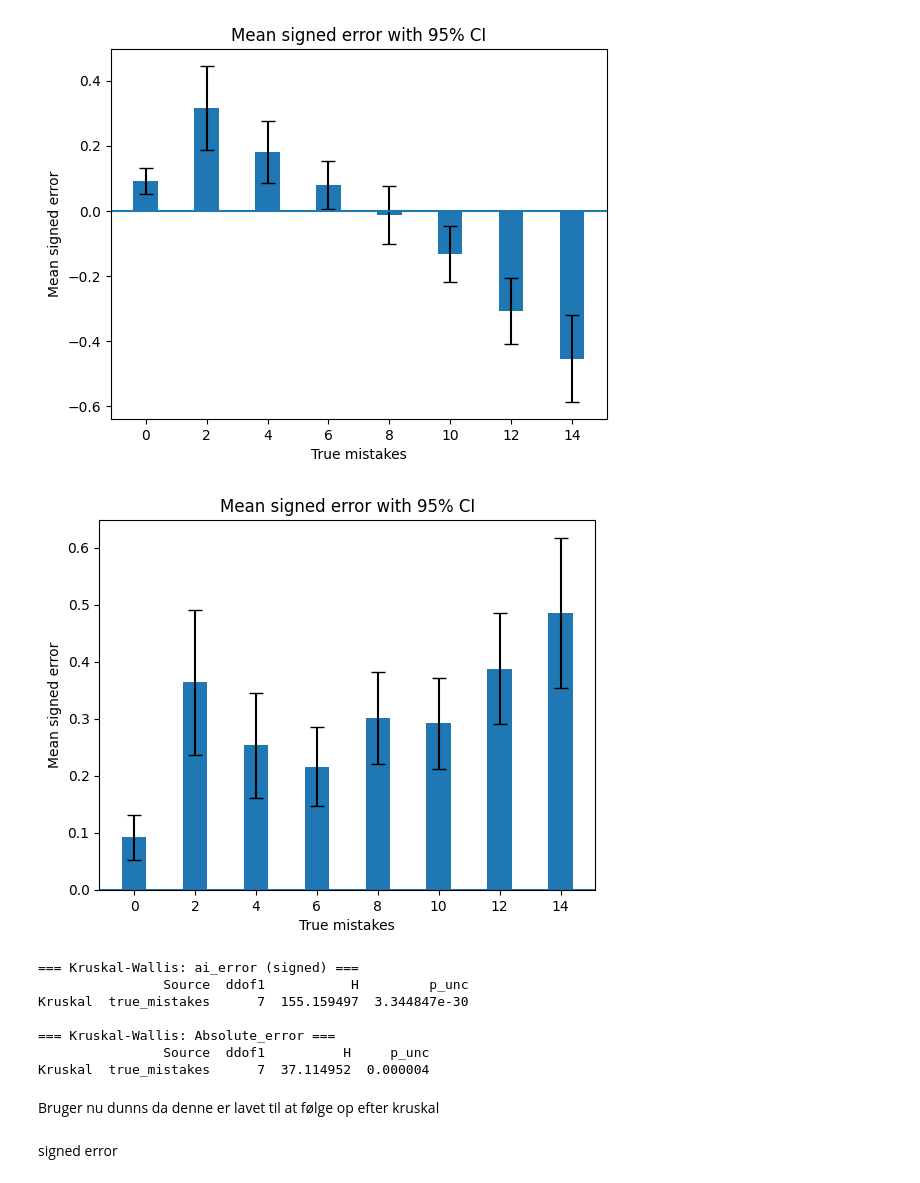
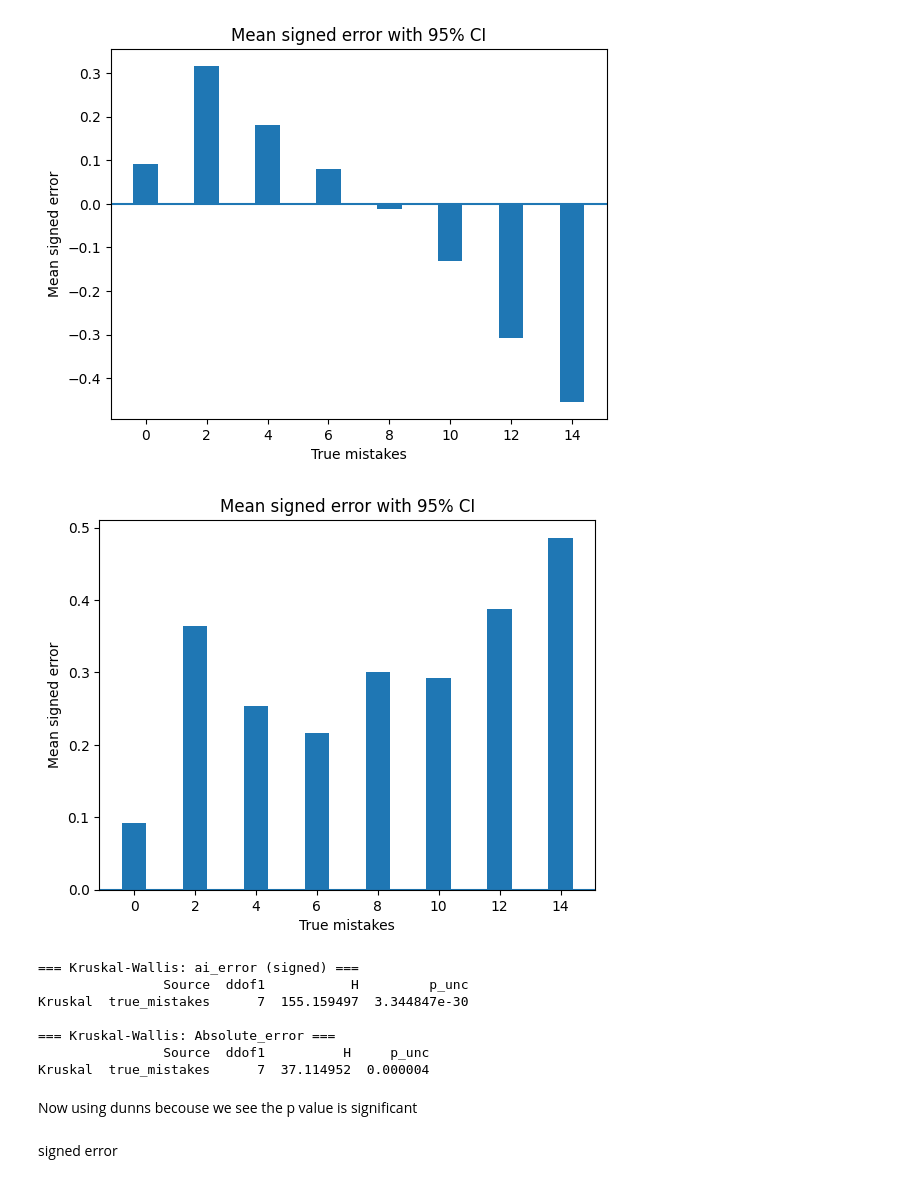
Before and after one commit to nebsen123/Prompt-bias-in-AI-grading, a Jupyter notebook: kruskal.ipynb, the cells around one changed output. Drawn from its saved outputs; the diff is of its cells as text; code cells hidden in the pictures.

```diff
--- a/kruskal.ipynb
+++ b/kruskal.ipynb
@@ -59,12 +51,10 @@ display(
 # %%
 summary = df.groupby("true_mistakes")["ai_error"].agg(["mean", "std", "count"])
 
-summary["ci95"] = 1.96 * summary["std"] / np.sqrt(summary["count"])
 
 plt.bar(
     summary.index,
     summary["mean"],
-    yerr=summary["ci95"],
     capsize=5
 )
 
@@ -74,26 +64,24 @@ plt.ylabel("Mean signed error")
 plt.title("Mean signed error with 95% CI")
 plt.show()
 # %% [output]
-[figure, old version]
+[figure, new version]
 # %%
 summary = df.groupby("true_mistakes")["Absolute_error"].agg(["mean", "std", "count"])
 
-summary["ci95"] = 1.96 * summary["std"] / np.sqrt(summary["count"])
 
 plt.bar(
     summary.index,
     summary["mean"],
-    yerr=summary["ci95"],
     capsize=5
 )
 
 plt.axhline(0)
 plt.xlabel("True mistakes")
 plt.ylabel("Mean signed error")
 plt.title("Mean signed error with 95% CI")
 plt.show()
 # %% [output]
-[figure, old version]
+[figure, new version]
 # %%
 # ── Kruskal-Wallis for true_mistakes ───────────────────────────────────────────
 
@@ -123,7 +111,7 @@ Kruskal  true_mistakes      7  155.159497  3.344847e-30
                 Source  ddof1          H     p_unc
 Kruskal  true_mistakes      7  37.114952  0.000004
 # %% [markdown]
-Bruger nu dunns da denne er lavet til at følge op efter kruskal
+Now using dunns becouse we see the p value is significant
 # %%
 def dunn_test(data, outcome):
     # Fjern eventuelle manglende værdier
```
Also changed, not shown: parts of 11 cells of this notebook.
